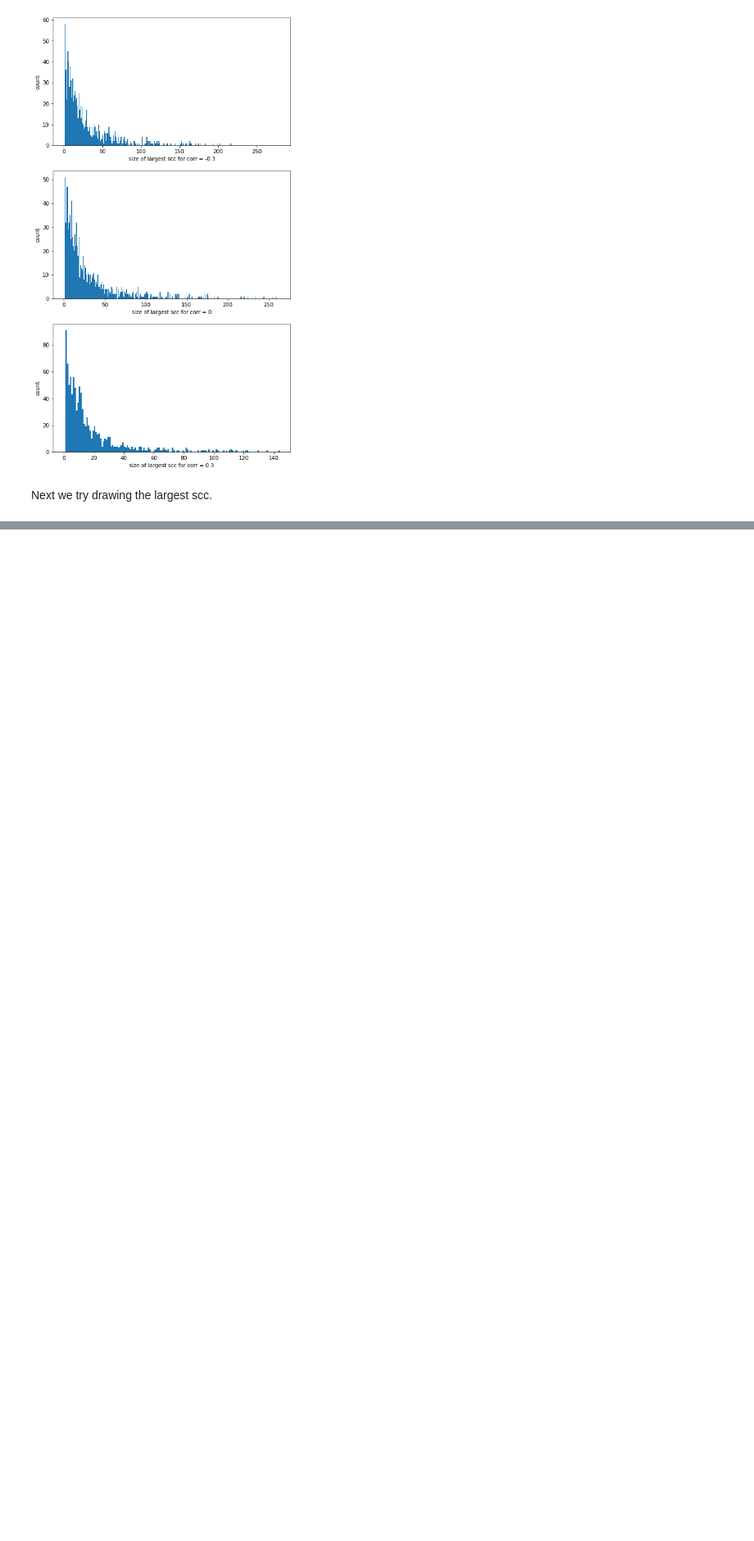
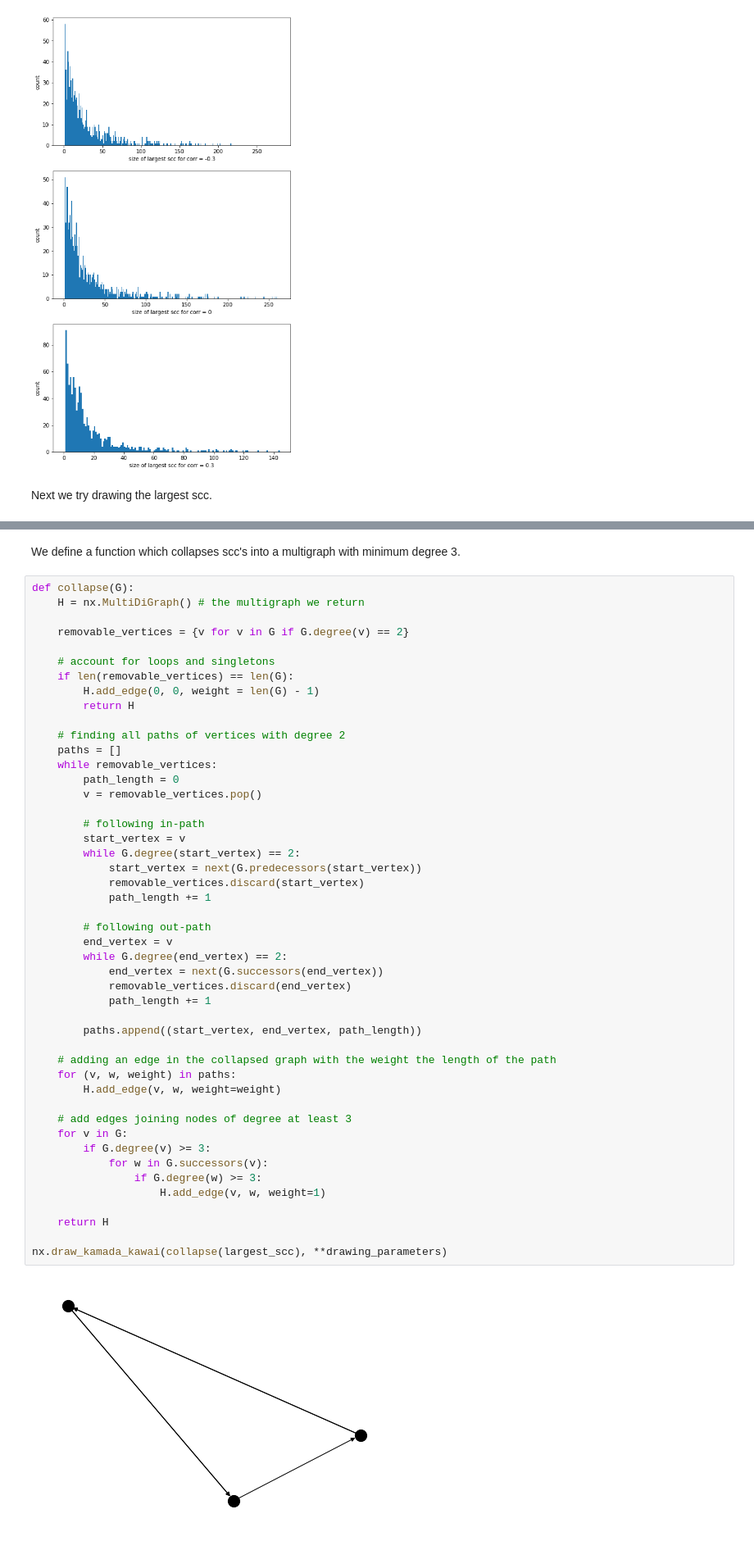
Before and after one commit to zhenengxie/directed_configuration_model, a Jupyter notebook: Directed Configuration Model Simulation.ipynb, the cells around one changed output, grey strips where cells are left out. Shown at 82% size. Cells and saved outputs as stored; diff of their text form; blank space fills up the shorter version.

Commit message:
added function to collapse sccs

```diff
--- a/Directed Configuration Model Simulation.ipynb
+++ b/Directed Configuration Model Simulation.ipynb
@@ -230,0 +248,51 @@ nx.draw_kamada_kawai(largest_scc, node_size=100)
+# %% [markdown]
+We define a function which collapses scc's into a multigraph with minimum degree 3.
+# %%
+def collapse(G):
+    H = nx.MultiDiGraph() # the multigraph we return
+
+    removable_vertices = {v for v in G if G.degree(v) == 2}
+
+    # account for loops and singletons
+    if len(removable_vertices) == len(G):
+        H.add_edge(0, 0, weight = len(G) - 1)
+        return H
+
+    # finding all paths of vertices with degree 2
+    paths = []
+    while removable_vertices:
+        path_length = 0
+        v = removable_vertices.pop()
+
+        # following in-path
+        start_vertex = v
+        while G.degree(start_vertex) == 2:
+            start_vertex = next(G.predecessors(start_vertex))
+            removable_vertices.discard(start_vertex)
+            path_length += 1
+
+        # following out-path
+        end_vertex = v
+        while G.degree(end_vertex) == 2:
+            end_vertex = next(G.successors(end_vertex))
+            removable_vertices.discard(end_vertex)
+            path_length += 1
+
+        paths.append((start_vertex, end_vertex, path_length))
+
+    # adding an edge in the collapsed graph with the weight the length of the path
+    for (v, w, weight) in paths:
+        H.add_edge(v, w, weight=weight)
+
+    # add edges joining nodes of degree at least 3
+    for v in G:
+        if G.degree(v) >= 3:
+            for w in G.successors(v):
+                if G.degree(w) >= 3:
+                    H.add_edge(v, w, weight=1)
+
+    return H
+
+nx.draw_kamada_kawai(collapse(largest_scc), **drawing_parameters)
+# %% [output]
+[figure, added]
```
Also changed, not shown: parts of 4 cells of this notebook.
